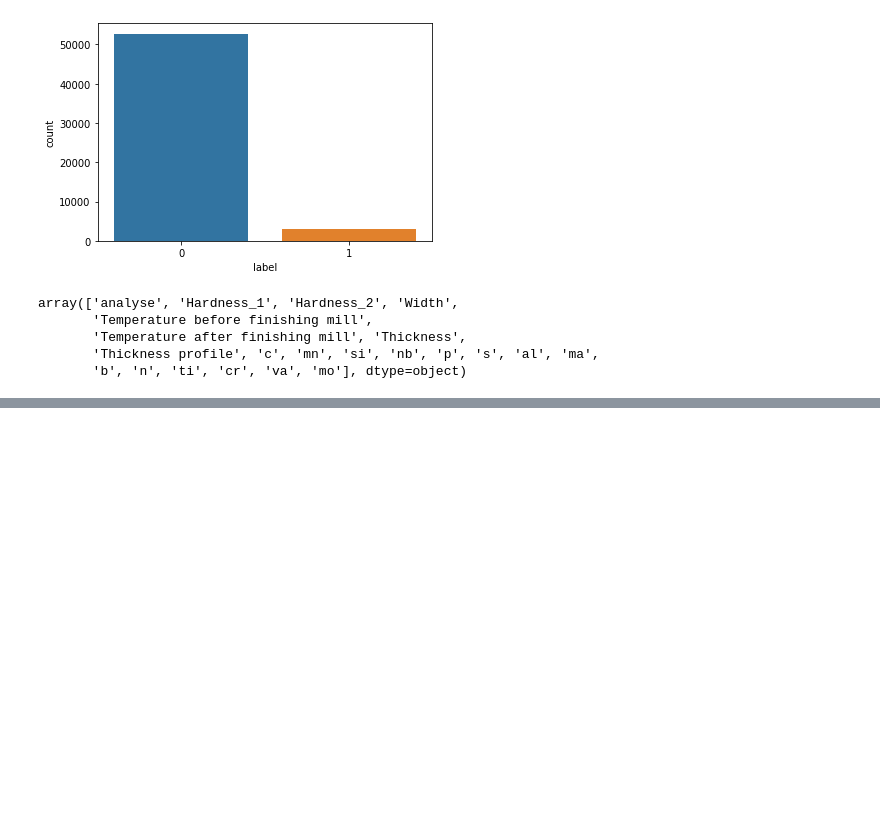
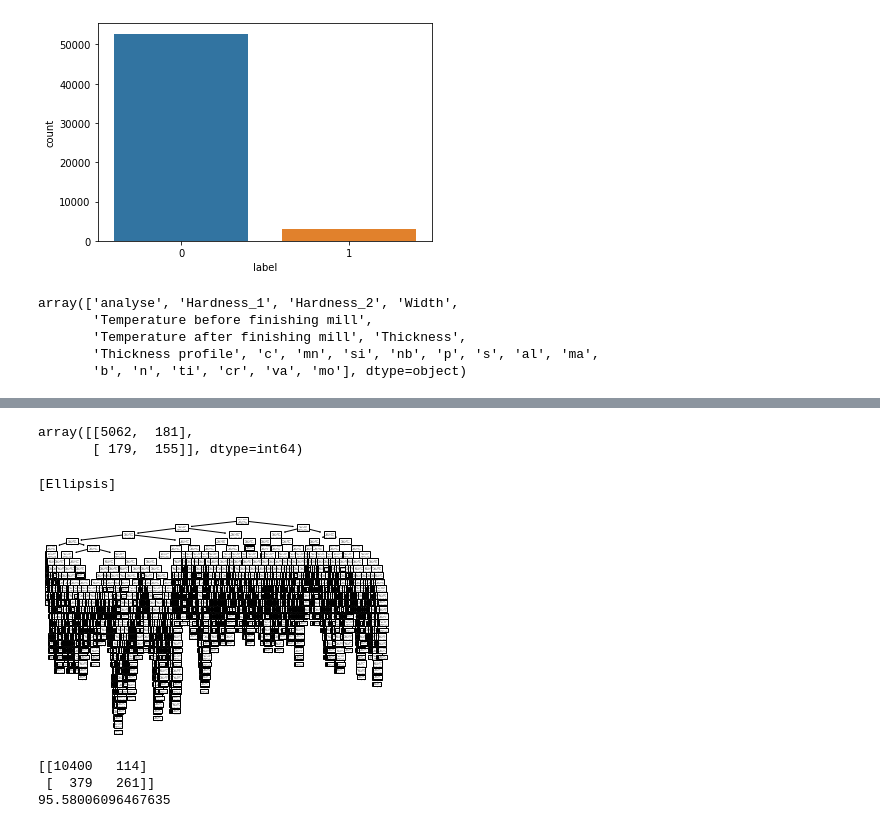
Before and after one commit to HavvaEb/ArcelorMittal_project, a Jupyter notebook: classification.ipynb, the cells around one changed output, grey strips where cells are left out. Saved outputs shown, nothing was run; the diff lists cells and outputs as text; code cells hidden in the pictures; blank space fills up the shorter version.

```diff
--- a/classification.ipynb
+++ b/classification.ipynb
@@ -108,0 +95,7 @@ Name: label, dtype: int64
+# %%
+#X=pd.concat([df1.iloc[:,4:10], df1.iloc[:,11:14], df1.iloc[:,15:19], df1.iloc[:,20:25]],axis=1)
+X=pd.concat([df1.iloc[:,4:10], df1.iloc[:,11:14]],axis=1)
+y=df2.iloc[:,1]
+#df1.iloc[:,12:]
+
+X.head()
@@ -108,0 +109,13 @@ Name: label, dtype: int64
+# %%
+# Split dataframe into random train and test subsets
+from sklearn.model_selection import train_test_split
+
+X_train, X_test, Y_train, Y_test = train_test_split(
+    X,
+    y,
+    test_size = 0.2,
+    random_state=35
+)
+
+print(X_train.shape, Y_train.shape)
+print(X_test.shape, Y_test.shape)
@@ -108,0 +125,7 @@ Name: label, dtype: int64
+# %%
+#Decision Tree classification
+decision_tree = DecisionTreeClassifier()
+decision_tree = decision_tree.fit(X_train, Y_train)
+
+acc_decision_tree = round(decision_tree.score(X_test, Y_test) * 100, 2)
+acc_decision_tree
@@ -108,0 +150,12 @@ Name: label, dtype: int64
+# %%
+confusion_matrix(Y_test,y_pred_tst)
+# %% [output]
+array([[5062,  181],
+       [ 179,  155]], dtype=int64)
+# %%
+from sklearn import tree
+tree.plot_tree(decision_tree)
+[...]
+# %% [output]
+[Ellipsis]
+[figure, added]
@@ -108,0 +172,12 @@ Name: label, dtype: int64
+# %%
+#confusion matrix and accuracy score
+from sklearn.metrics import confusion_matrix, accuracy_score
+
+rf_conf_matrix = confusion_matrix(Y_test, rf_predict)
+rf_acc_score = accuracy_score(Y_test, rf_predict)
+print(rf_conf_matrix)
+print(rf_acc_score*100)
+# %% [output]
+[[10400   114]
+ [  379   261]]
+95.58006096467635
```
Also changed, not shown: parts of 10 cells of this notebook.
